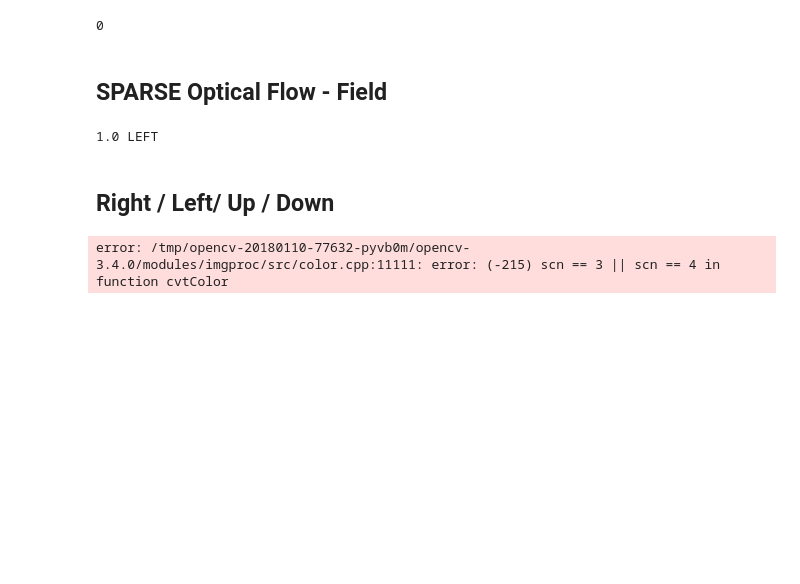
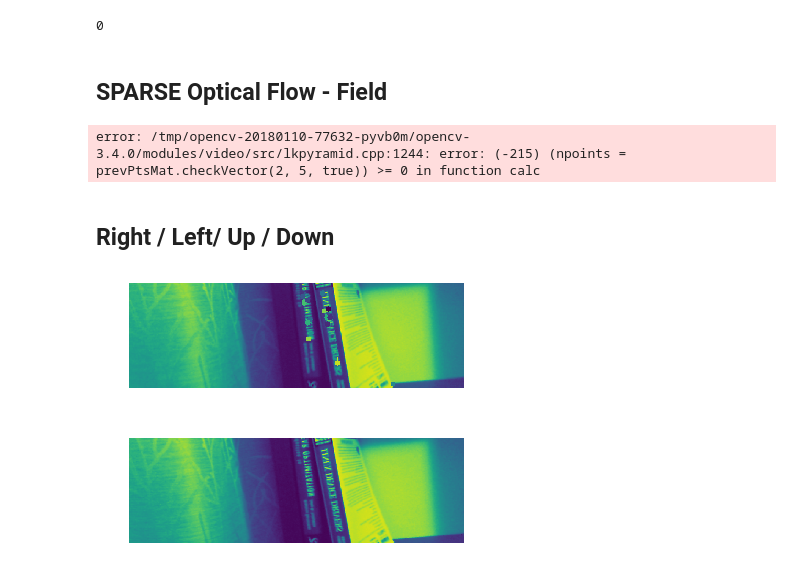
Before and after one commit to buenayerba/augmented-reality-for-book-spines, a Jupyter notebook: swipes_optical_flow.ipynb, the cells around one changed output. Cells and saved outputs as stored; diff of their text form; code cells hidden in the pictures; blank space fills up the shorter version.

```diff
--- a/swipes_optical_flow.ipynb
+++ b/swipes_optical_flow.ipynb
@@ -580,7 +580,6 @@ while(1):
             dy = b - d
 
             mag = dx
-            ang = get_angle(dx, dy)
 
 
             if abs(mag) > 30:
@@ -618,11 +617,13 @@ while(1):
 cap.release()
 cv2.destroyAllWindows()
 # %% [output]
-1.0 LEFT
+error: /tmp/opencv-20180110-77632-pyvb0m/opencv-3.4.0/modules/video/src/lkpyramid.cpp:1244: error: (-215) (npoints = prevPtsMat.checkVector(2, 5, true)) >= 0 in function calc
 # %% [markdown]
 ## Right / Left/ Up / Down
 # %%
-cap = cv2.VideoCapture(0)
+from IPython.display import clear_output
+
+cap = cv2.VideoCapture(1)
 cap.set(cv2.CAP_PROP_FRAME_WIDTH, 640)
 cap.set(cv2.CAP_PROP_FRAME_HEIGHT, 640 * 3/4)
 
@@ -647,6 +648,9 @@ while(1):
 
         # calculate optical flow
         p1, status, err = cv2.calcOpticalFlowPyrLK(old_gray, frame_gray, p0, None, **lk_params)
+
+        imshow(old_gray)
+        imshow(frame_gray)
 
         # Select good points
         good_new = p1[status==1]
@@ -688,32 +692,32 @@ while(1):
                     else:
                         angles[1] += 1
 
         if np.sum(angles) > 0:
 
             print np.max(angles), directions[np.argmax(angles)]
             if np.max(angles) > 10:
                 print directions[np.argmax(angles)]
         #--------------------------------------------------
 
 
 
         # Exit on ESC
         if cv2.waitKey(30) == 27:
             break
 
         # Now update the previous frame and previous points
         old_gray = frame_gray.copy()
-        p0 = good_new.reshape(-1,1,2)
 
 
         frame = cv2.flip(frame, 1)
         frame_gray = cv2.flip(frame_gray, 1)
         cv2.imshow('frame',frame)
         cv2.imshow('gray',frame_gray)
     else:
         break
 
 cap.release()
 cv2.destroyAllWindows()
 # %% [output]
-error: /tmp/opencv-20180110-77632-pyvb0m/opencv-3.4.0/modules/imgproc/src/color.cpp:11111: error: (-215) scn == 3 || scn == 4 in function cvtColor
+[figure, added]
+[figure, added]
```
Also changed, not shown: parts of 1 cell of this notebook, 1 other file.
